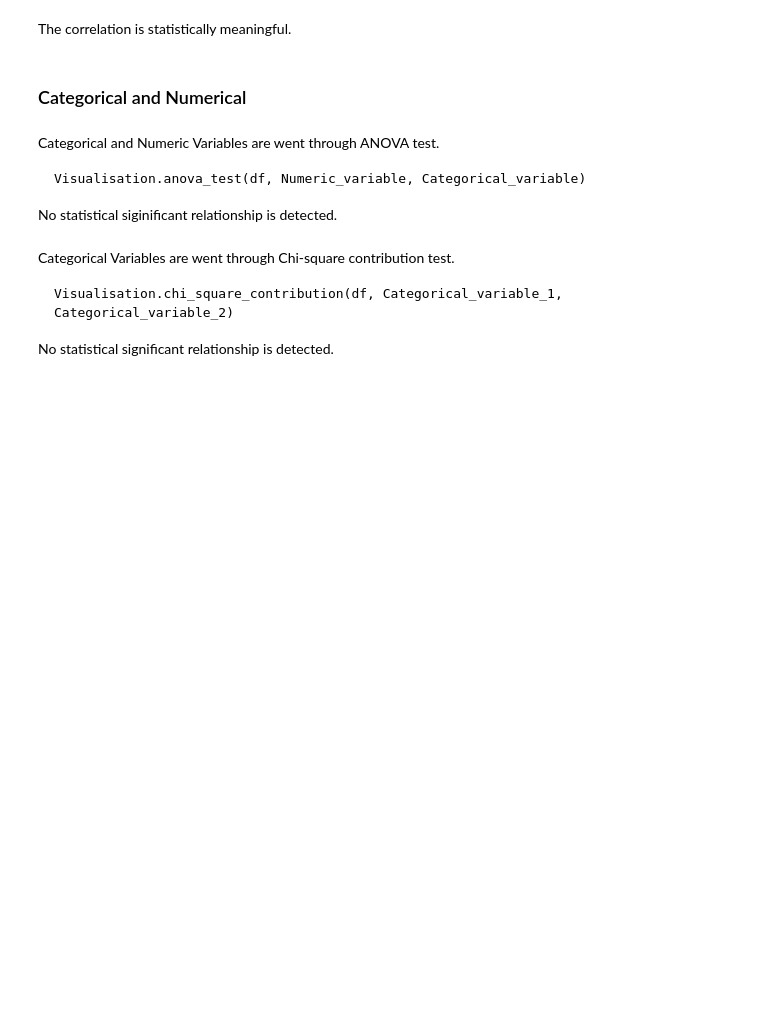
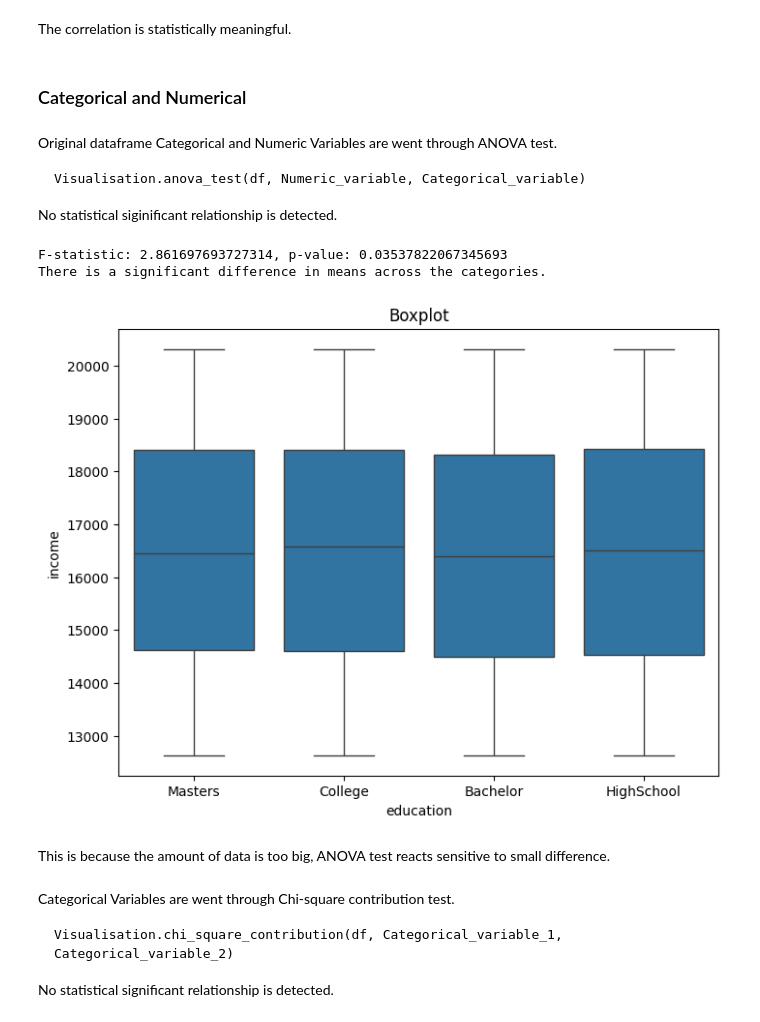
Before and after one commit to BlancJH/Customer-Purchase-Behaviour-Analysis, a Jupyter notebook: models/EDA.ipynb, the cells around one changed output. Drawn from its saved outputs; the diff is of its cells as text; code cells hidden in the pictures; blank space fills up the shorter version.

```diff
--- a/models/EDA.ipynb
+++ b/models/EDA.ipynb
@@ -371,11 +504,23 @@ The correlation is statistically meaningful.
 # %% [markdown]
 ### Categorical and Numerical
 # %% [markdown]
-Categorical and Numeric Variables are went through ANOVA test.
+Original dataframe Categorical and Numeric Variables are went through ANOVA test.
 
     Visualisation.anova_test(df, Numeric_variable, Categorical_variable)
 
 No statistical siginificant relationship is detected.
+# %%
+# Income cluster group 1
+Visualisation.anova_test(df_income_cluster_1, 'income', 'education')
+# %% [output]
+F-statistic: 2.861697693727314, p-value: 0.03537822067345693
+There is a significant difference in means across the categories.
+# %%
+Visualisation.create_boxplot(df_income_cluster_1, 'education', 'income')
+# %% [output]
+[figure, added]
+# %% [markdown]
+This is because the amount of data is too big, ANOVA test reacts sensitive to small difference.
 # %% [markdown]
 Categorical Variables are went through Chi-square contribution test.
 
```
Also changed, not shown: parts of 13 cells of this notebook.
